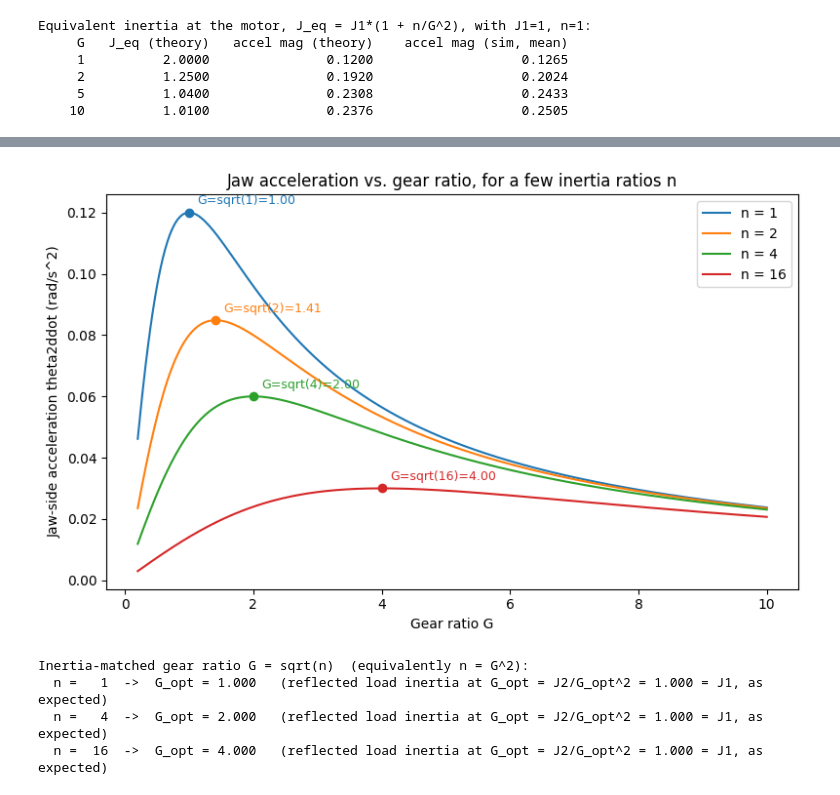
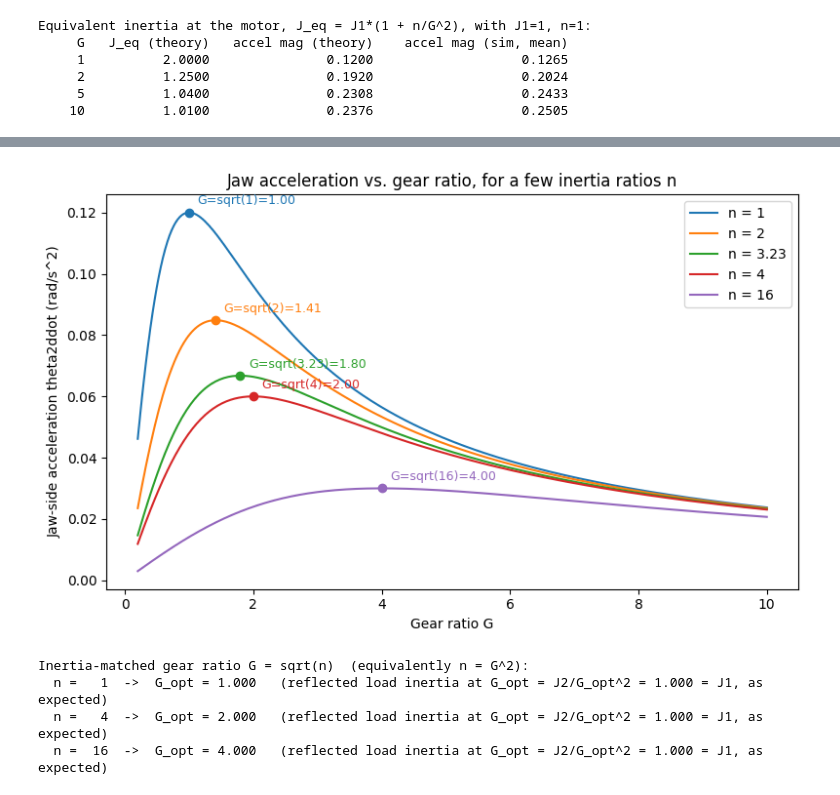
Before and after one commit to gregaiosa/1DOF_Gripper, a Jupyter notebook: dynamics.ipynb, the cells around one changed output, grey strips where cells are left out. Saved outputs shown, nothing was run; the diff lists cells and outputs as text; code cells hidden in the pictures.

```diff
--- a/dynamics.ipynb
+++ b/dynamics.ipynb
@@ -126,5 +184,6 @@ $\displaystyle J_{eq} = J_{cap} + \frac{J_{cap} N}{G^{2}}$
 # %%
-thetaddot1_num = sym.lambdify((J_cap, N, G, tau), soln[0])
+# thetaddot1_num = sym.lambdify((J_cap, N, G, tau_m), soln_cap[0])
+# thetaddot2_num = sym.lambdify((J_cap, N, G, tau_jaw), soln_jaw[0])
 # %%
 def make_dyn(J_cap_val, N_val, G_val, tau_amp, freq):
     def dyn(s, t):
@@ -369,34 +736,34 @@ designs -- the same dynamic 'feel' at the motor does not mean the same jaw speed
 # %%
 G_range = np.linspace(0.2, 10, 300)
 
 fig, ax = plt.subplots(figsize=(8, 5))
-for n_val in [1, 2, 4, 16]:
+for n_val in [1, 2, 3.23, 4, 16]:
     theta1ddot = thetaddot1_num(1.0, n_val, G_range, tau_amp)  # J1 = 1
     theta2ddot = theta1ddot / G_range  # jaw-side (load) acceleration
 
     line, = ax.plot(G_range, theta2ddot, label=f'n = {n_val}')
 
     G_opt = np.sqrt(n_val)  # textbook: G = sqrt(J_load/J_motor) = sqrt(n)
     theta2ddot_opt = tau_amp / (1.0 * (G_opt + n_val / G_opt))
     ax.plot(G_opt, theta2ddot_opt, 'o', color=line.get_color())
     ax.annotate(f'G=sqrt({n_val})={G_opt:.2f}', (G_opt, theta2ddot_opt),
                 textcoords='offset points', xytext=(6, 6), fontsize=9, color=line.get_color())
 
 ax.set_xlabel('Gear ratio G')
 ax.set_ylabel('Jaw-side acceleration theta2ddot (rad/s^2)')
 ax.set_title('Jaw acceleration vs. gear ratio, for a few inertia ratios n')
 ax.legend()
 fig.tight_layout()
 plt.show()
 
 print("Inertia-matched gear ratio G = sqrt(n)  (equivalently n = G^2):")
 for n_val in [1, 4, 16]:
     G_opt = np.sqrt(n_val)
     J2_reflected = 1.0 * n_val / G_opt**2
     print(f"  n = {n_val:>3}  ->  G_opt = {G_opt:.3f}   "
           f"(reflected load inertia at G_opt = J2/G_opt^2 = {J2_reflected:.3f} = J1, as expected)")
 # %% [output]
-[figure, old version]
+[figure, new version]
 Inertia-matched gear ratio G = sqrt(n)  (equivalently n = G^2):
   n =   1  ->  G_opt = 1.000   (reflected load inertia at G_opt = J2/G_opt^2 = 1.000 = J1, as expected)
   n =   4  ->  G_opt = 2.000   (reflected load inertia at G_opt = J2/G_opt^2 = 1.000 = J1, as expected)
```
Also changed, not shown: parts of 13 cells of this notebook.
